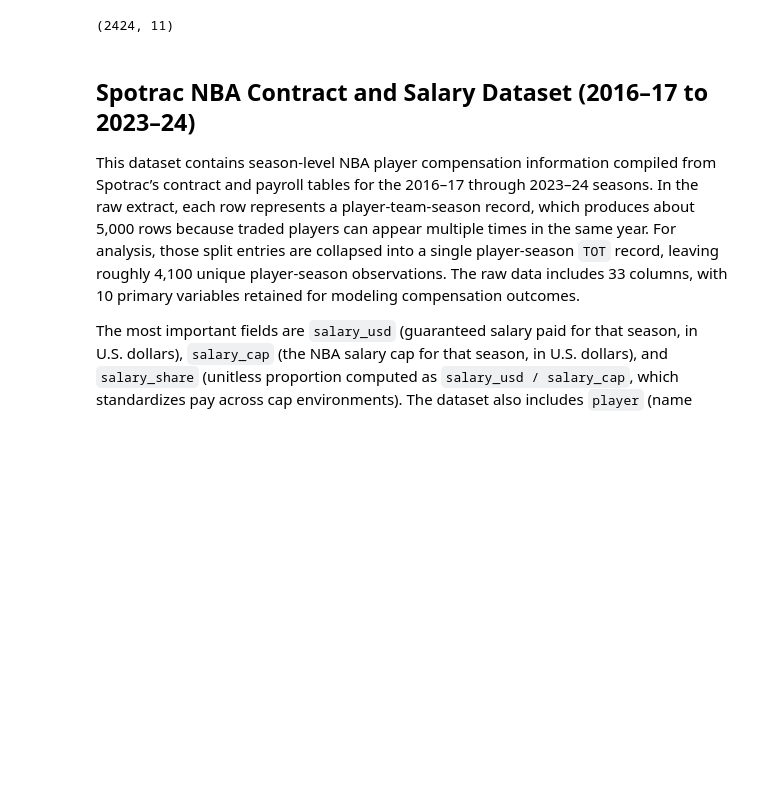
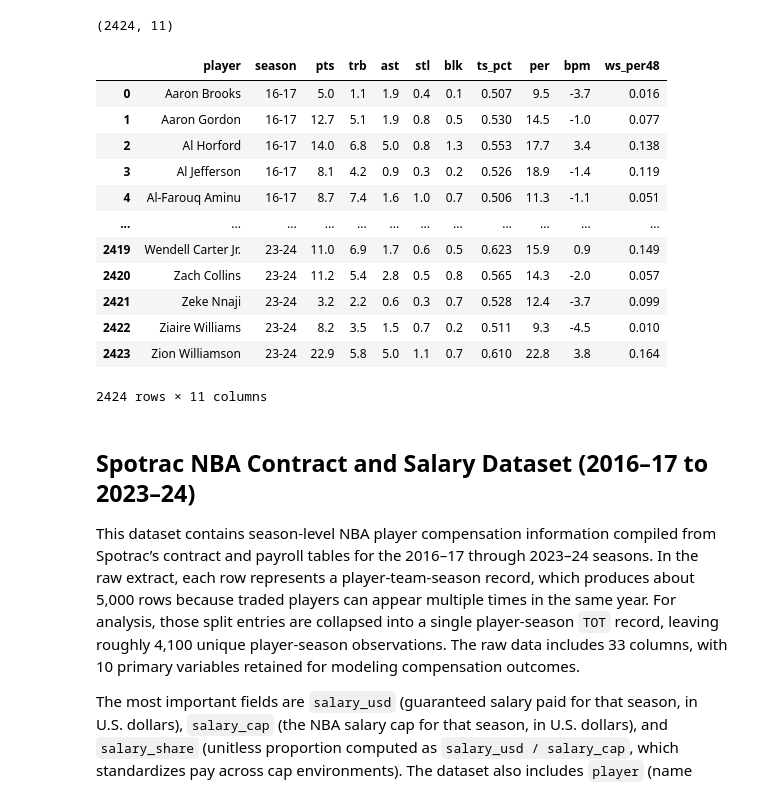
Before and after one commit to COGS108/Group134_WI26, a Jupyter notebook: 01-DataCheckpoint.ipynb, the cells around one changed output. Saved outputs shown, nothing was run; the diff lists cells and outputs as text; code cells hidden in the pictures; blank space fills up the shorter version.

Commit message:
Update with correct code across seasons

```diff
--- a/01-DataCheckpoint.ipynb
+++ b/01-DataCheckpoint.ipynb
@@ -393,5 +392,22 @@ print(df_combined.shape)
 # %% [output]
 (2424, 11)
+# %%
+#print a glimpse of the data after cleaning
+df_combined
+# %% [output]
+|  | player | season | pts | trb | ast | stl | blk | ts_pct | per | bpm | ws_per48 |
+| 0 | Aaron Brooks | 16-17 | 5.0 | 1.1 | 1.9 | 0.4 | 0.1 | 0.507 | 9.5 | -3.7 | 0.016 |
+| 1 | Aaron Gordon | 16-17 | 12.7 | 5.1 | 1.9 | 0.8 | 0.5 | 0.530 | 14.5 | -1.0 | 0.077 |
+| 2 | Al Horford | 16-17 | 14.0 | 6.8 | 5.0 | 0.8 | 1.3 | 0.553 | 17.7 | 3.4 | 0.138 |
+| 3 | Al Jefferson | 16-17 | 8.1 | 4.2 | 0.9 | 0.3 | 0.2 | 0.526 | 18.9 | -1.4 | 0.119 |
+| 4 | Al-Farouq Aminu | 16-17 | 8.7 | 7.4 | 1.6 | 1.0 | 0.7 | 0.506 | 11.3 | -1.1 | 0.051 |
+| ... | ... | ... | ... | ... | ... | ... | ... | ... | ... | ... | ... |
+| 2419 | Wendell Carter Jr. | 23-24 | 11.0 | 6.9 | 1.7 | 0.6 | 0.5 | 0.623 | 15.9 | 0.9 | 0.149 |
+| 2420 | Zach Collins | 23-24 | 11.2 | 5.4 | 2.8 | 0.5 | 0.8 | 0.565 | 14.3 | -2.0 | 0.057 |
+| 2421 | Zeke Nnaji | 23-24 | 3.2 | 2.2 | 0.6 | 0.3 | 0.7 | 0.528 | 12.4 | -3.7 | 0.099 |
+| 2422 | Ziaire Williams | 23-24 | 8.2 | 3.5 | 1.5 | 0.7 | 0.2 | 0.511 | 9.3 | -4.5 | 0.010 |
+| 2423 | Zion Williamson | 23-24 | 22.9 | 5.8 | 5.0 | 1.1 | 0.7 | 0.610 | 22.8 | 3.8 | 0.164 |
+2424 rows × 11 columns
 # %% [markdown]
 ## Spotrac NBA Contract and Salary Dataset (2016–17 to 2023–24)
 
```
Also changed, not shown: parts of 1 cell of this notebook.
